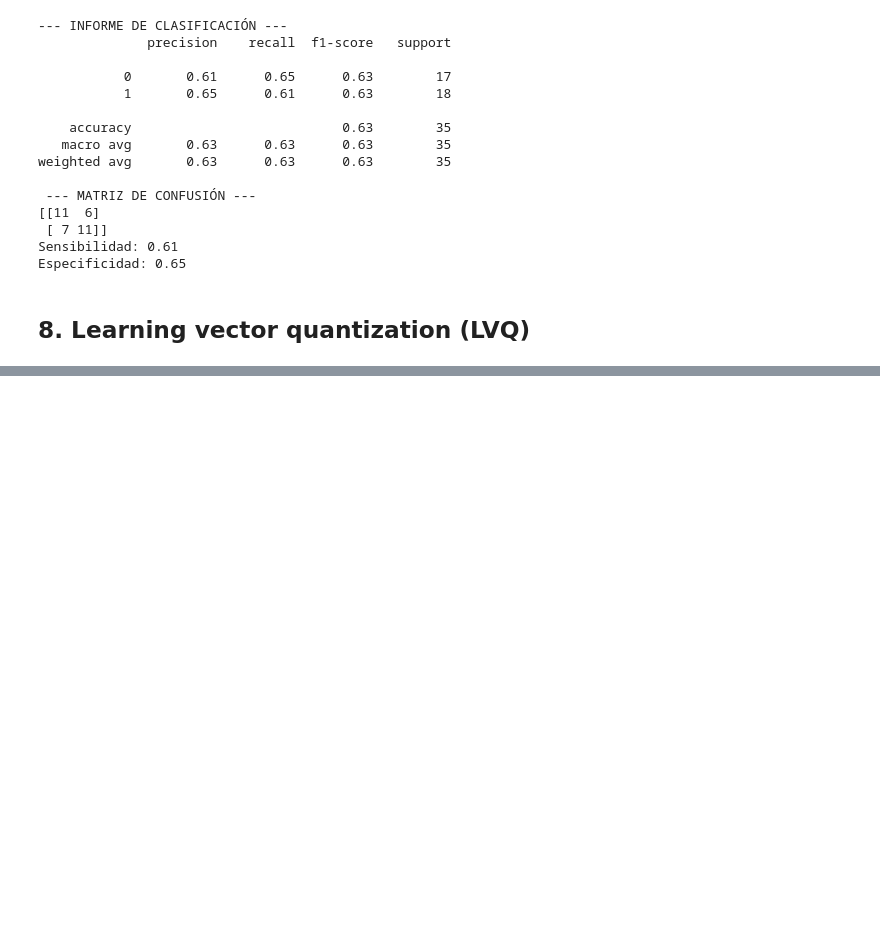
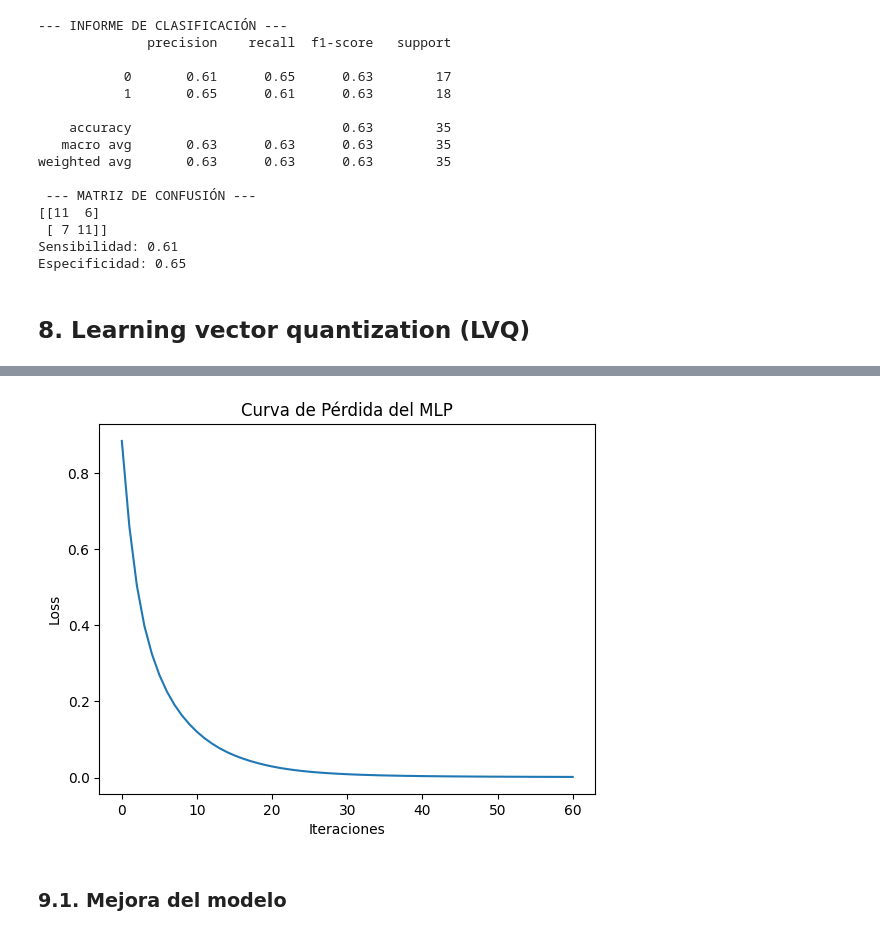
Before and after one commit to joserdeg/pruebas_tfm, a Jupyter notebook: darwin/darwin_ml0.ipynb, the cells around one changed output, grey strips where cells are left out. Drawn from its saved outputs; the diff is of its cells as text; code cells hidden in the pictures; blank space fills up the shorter version.

```diff
--- a/darwin/darwin_ml0.ipynb
+++ b/darwin/darwin_ml0.ipynb
@@ -844,0 +966,29 @@ print(f"Especificidad: {tn_lvq / (tn_lvq + fp_lvq):.2f}")
+# %%
+# Modelo
+mlp = MLPClassifier(
+    hidden_layer_sizes=(100, 50),
+    activation='relu',
+    solver='adam',
+    max_iter=1000,
+    random_state=42,
+    learning_rate_init=0.001
+)
+
+# Se entrena el modelo
+mlp.fit(X_train_scaled, Y_train)
+
+# Se realizan las predicciones
+Y_pred_mlp = mlp.predict(X_test_scaled)
+
+# Resultados
+print("--- INFORME DE CLASIFICACIÓN ---")
+print(classification_report(Y_test, Y_pred_mlp))
+
+print(" --- MATRIZ DE CONFUSIÓN ---")
+print(confusion_matrix(Y_test, Y_pred_mlp))
+
+# Sensibilidad y especificidad
+tn_mlp, fp_mlp, fn_mlp, tp_mlp = confusion_matrix(Y_test, Y_pred_mlp).ravel()
+
+print(f"Sensibilidad: {tp_mlp / (tp_mlp + fn_mlp):.2f}")
+print(f"Especificidad: {tn_mlp / (tn_mlp + fp_mlp):.2f}")
@@ -844,0 +1011,11 @@ print(f"Especificidad: {tn_lvq / (tn_lvq + fp_lvq):.2f}")
+# %%
+# Curva de pérdida
+plt.plot(mlp.loss_curve_)
+plt.title('Curva de Pérdida del MLP')
+plt.xlabel('Iteraciones')
+plt.ylabel('Loss')
+plt.show()
+# %% [output]
+[figure, added]
+# %% [markdown]
+### 9.1. Mejora del modelo
```
Also changed, not shown: parts of 6 cells of this notebook.
